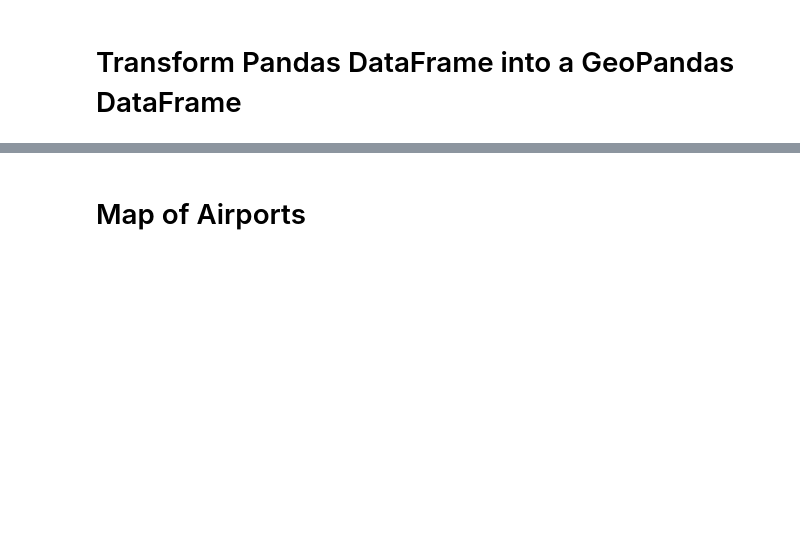
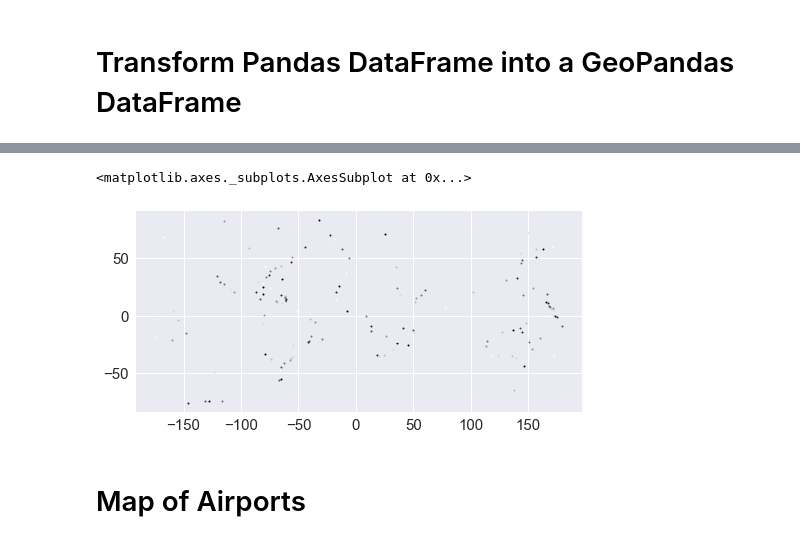
Before and after one commit to yassineAlouini/gis-with-python, a Jupyter notebook: gis_with_python.ipynb, the cells around one changed output, grey strips where cells are left out. Saved outputs shown, nothing was run; the diff lists cells and outputs as text; code cells hidden in the pictures; blank space fills up the shorter version.

```diff
--- a/gis_with_python.ipynb
+++ b/gis_with_python.ipynb
@@ -99,2 +129,7 @@ geopandas.geodataframe.GeoDataFrame
+# %%
+gpd.read_file(DATA_PATH).plot()
+# %% [output]
+<matplotlib.axes._subplots.AxesSubplot at 0x...>
+[figure, added]
 # %% [markdown]
 # Map of Airports
```
Also changed, not shown: parts of 23 cells of this notebook.
